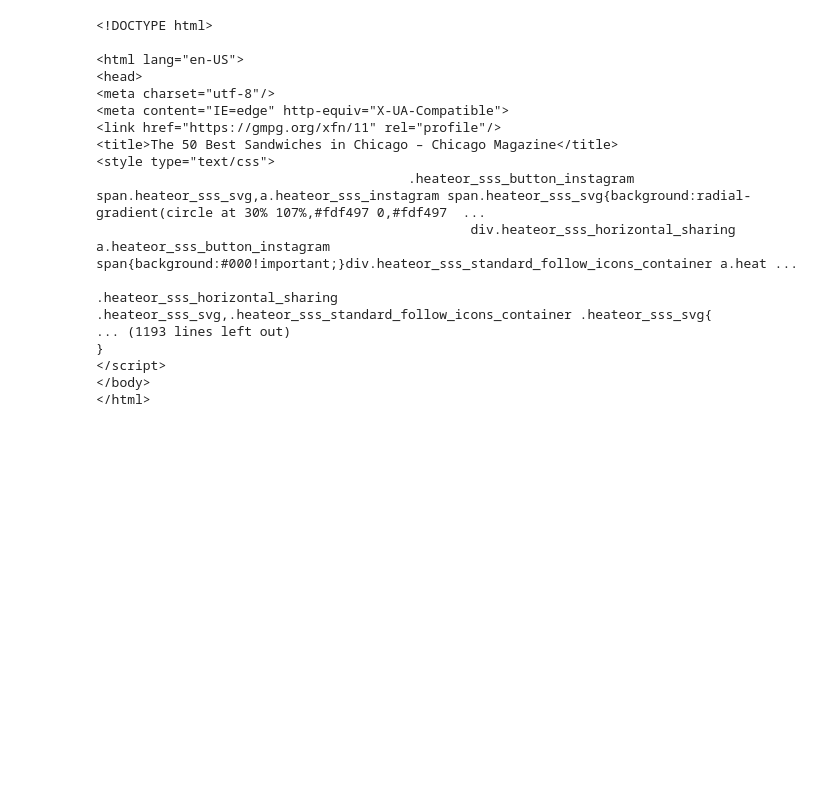
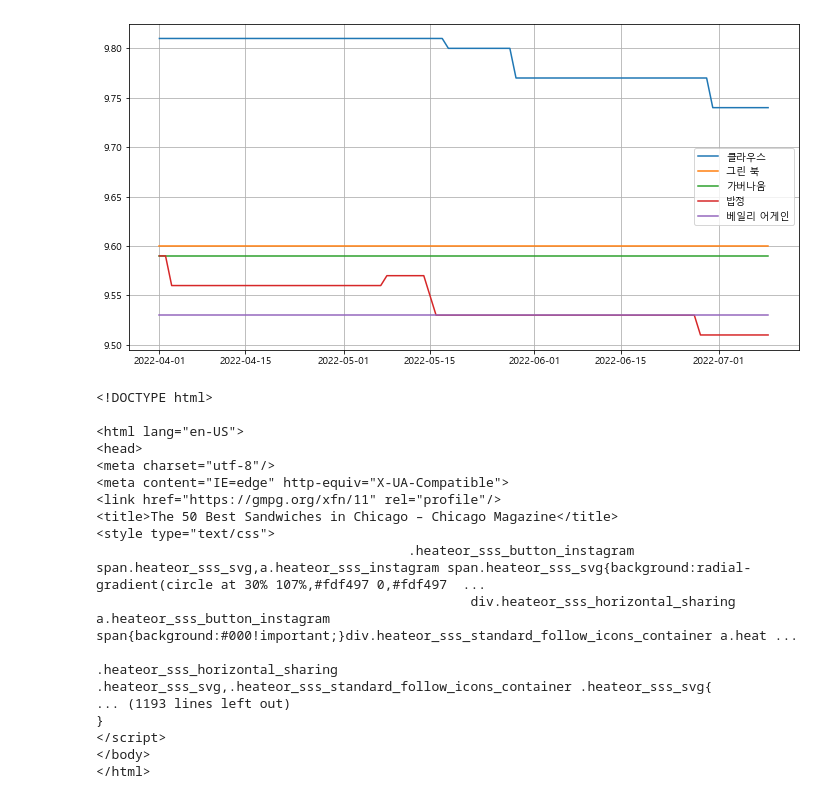
Before and after one commit to Minsik113/Python-Study, a Jupyter notebook: Analysis_practice/test.ipynb, the cells around one changed output. Saved outputs shown, nothing was run; the diff lists cells and outputs as text; code cells hidden in the pictures; blank space fills up the shorter version.

```diff
--- a/Analysis_practice/test.ipynb
+++ b/Analysis_practice/test.ipynb
@@ -0,0 +6,3 @@
+# %%
+date=pd.date_range('2022-4-1',periods=100,freq='D')
+date
@@ -0,0 +49,6 @@
+# %%
+# movie_list 데이터프레임 생성
+movie_list = pd.DataFrame({'날짜' : movie_date,
+                           '영화명' : movie_name,
+                           '평점' : movie_point})
+movie_list.head()
@@ -0,0 +62,4 @@
+# %%
+# 평점을 숫자형으로 바꾸기
+movie_list['평점'] = pd.to_numeric(movie_list['평점'])
+movie_list.head()
@@ -0,0 +73,4 @@
+# %%
+# 영화별 100일간 평점 평균 구하기
+grouped_movie_list = pd.DataFrame(movie_list.groupby('영화명')['평점'].agg('mean').reset_index())
+grouped_movie_list.head()
@@ -0,0 +125,74 @@
+# %%
+'''
+1. 100일간 날짜 저장
+2. bs4를 사용하여 날짜별 "영화명", "평점" 긁어오기
+3. movie dataframe만들기
+4. movie dataframe의 pivot_table만들어두자
+5. 1~5위 영화명 추출
+6. 시각화
+'''
+from urllib.request import urlopen
+from bs4 import BeautifulSoup
+
+# 1. 100일간 날짜 저장
+import pandas as pd
+date = pd.date_range('2022-4-1',periods=100,freq='D') # 20220401부터 100일간
+
+# 2.bs4를 사용하여 날짜별 "영화명", "평점" 긁어오기
+import urllib
+from tqdm import tqdm_notebook
+movie_date  = []
+movie_name  = []
+movie_point = []
+
+for today in tqdm_notebook(date):
+    html = 'https://movie.naver.com/' + \
+        'movie/sdb/rank/rmovie.naver?sel=pnt&date={date}'
+    response = urlopen(html.format(date=
+                                  urllib.parse.quote(today.strftime('%Y%m%d'))))
+    soup = BeautifulSoup(response, 'lxml')
+    end = len(soup.find_all('td', class_='point'))
+
+    movie_date.extend([today for n in range(end)])
+    movie_name.extend([soup.find_all('div',class_="tit5")[n].a.string for n in range(end)])
+    movie_point.extend([soup.find_all('td',class_="point")[n].string for n in range(end)])
+
+# 3. movie dataframe만들기
+movie = pd.DataFrame({
+    "date":movie_date
+    ,"name":movie_name
+    ,"point":movie_point
+})
+movie['point'] = movie['point'].astype(float) # movie.info() # 별점 타입 변경 object -> float
+
+# 4. movie dataframe의 pivot_table만들어두자
+movie_pivot = pd.pivot_table(movie
+                           , index=['date']
+                           , columns=['name']
+                           , values=['point'])
+movie_pivot.columns = movie_pivot.columns.droplevel() # level에 놓인 point 제거
+
+
+# 5. 1~5위 영화명 추출
+import numpy as np
+movie_unique = pd.pivot_table(movie, index='name', aggfunc=np.sum) # 영화마다 점수 합
+movie_best = movie_unique.sort_values(by='point', ascending=False)
+top5 = movie_best[:5].copy()
+top5.reset_index(inplace=True) # 최상위 point라는 level 제거를 위해
+
+# 6.시각화
+%matplotlib inline
+import matplotlib.pyplot as plt
+from matplotlib import font_manager, rc # 폰트
+plt.rcParams['axes.unicode_minus'] = False
+f_path = 'C:\Windows\Fonts\malgun.ttf'
+font_name = font_manager.FontProperties(fname=f_path).get_name()
+rc('font',family=font_name)
+
+target_col = top5['name']
+plt.figure(figsize=(12,6))
+plt.plot(movie_pivot[target_col])
+plt.legend(target_col, loc='best')
+plt.grid()
+plt.show()
+# %% [output]
@@ -1,3 +200,4 @@
+[figure, added]
 # %%
 from urllib.request import Request, urlopen
 from bs4 import BeautifulSoup
```
Also changed, not shown: parts of 9 cells of this notebook, 4 other files.
